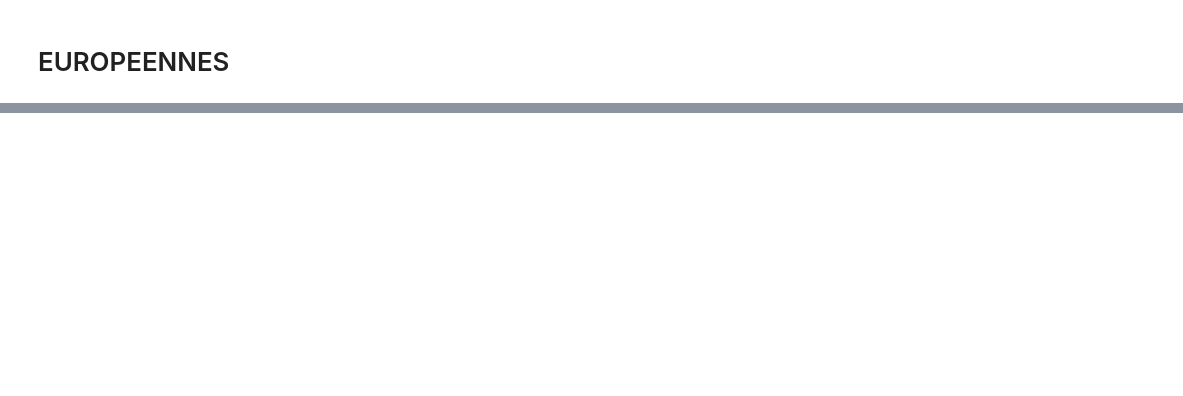
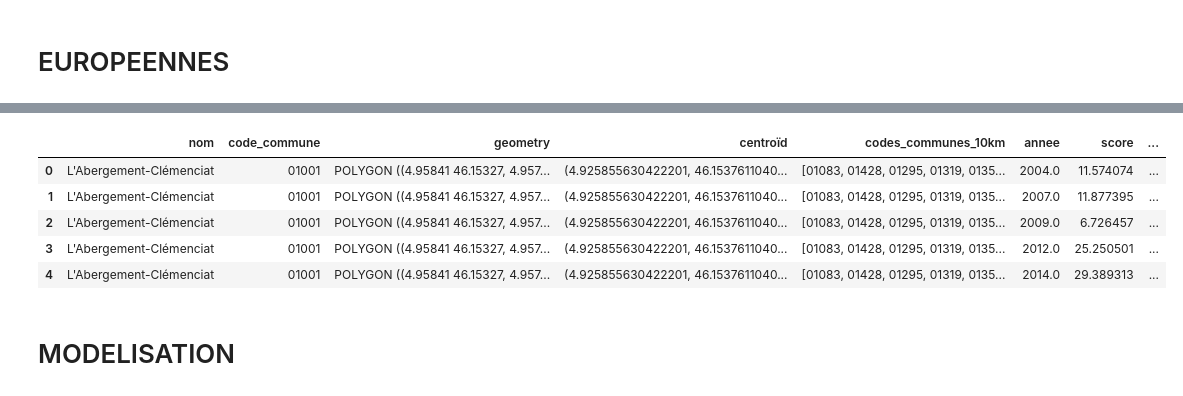
Before and after one commit to Juleslapeuf/cinema_vote, a Jupyter notebook: chargement_donnees.ipynb, the cells around one changed output, grey strips where cells are left out. Saved outputs shown, nothing was run; the diff lists cells and outputs as text; code cells hidden in the pictures; blank space fills up the shorter version.

```diff
--- a/chargement_donnees.ipynb
+++ b/chargement_donnees.ipynb
@@ -847,0 +818,2 @@ J'ai identifié les cinémas qui ont fermé sur la période (643), maintenant il
+# %%
+df_com_vote = com.merge(df_vote, on="code_commune", how="left")
@@ -847,0 +829,5 @@ J'ai identifié les cinémas qui ont fermé sur la période (643), maintenant il
+# %%
+nb_cinemas_par_commune = (
+    df_cinema_fixe.groupby(["code_commune", "annee"], as_index=False)
+    .agg(nb_cinemas=("n_auto", "nunique"))
+)
@@ -847,0 +843,51 @@ J'ai identifié les cinémas qui ont fermé sur la période (643), maintenant il
+# %%
+# Ajouter une indicatrice de fermeture entre A-2 et A-1 pour chaque élection A
+df_final = df_com_vote.copy()
+
+nb_cinemas = nb_cinemas_par_commune.copy()
+nb_cinemas["code_commune"] = (
+    nb_cinemas["code_commune"].astype("string").str.zfill(5)
+)
+
+# Pour une élection en année A, comparer les années A-2 et A-1.
+nb_avant = nb_cinemas.copy()
+nb_avant["annee"] += 2
+nb_avant = nb_avant.rename(columns={"nb_cinemas": "nb_cinemas_A_moins_2"})
+
+nb_juste_avant = nb_cinemas.copy()
+nb_juste_avant["annee"] += 1
+nb_juste_avant = nb_juste_avant.rename(
+    columns={"nb_cinemas": "nb_cinemas_A_moins_1"}
+)
+
+df_final = (
+    df_final
+    .merge(nb_avant, on=["code_commune", "annee"], how="left")
+    .merge(nb_juste_avant, on=["code_commune", "annee"], how="left")
+)
+
+df_final[["nb_cinemas_A_moins_2", "nb_cinemas_A_moins_1"]] = (
+    df_final[
+        ["nb_cinemas_A_moins_2", "nb_cinemas_A_moins_1"]
+    ].fillna(0)
+)
+
+df_final["fermeture_cinema"] = (
+    df_final["nb_cinemas_A_moins_1"]
+    < df_final["nb_cinemas_A_moins_2"]
+).astype(int)
+
+df_final = df_final.sort_values(
+    ["code_commune", "annee"]
+).reset_index(drop=True)
+
+df_final.head()
+# %% [output]
+|  | nom | code_commune | geometry | centroïd | codes_communes_10km | annee | score | ... |
+| 0 | L'Abergement-Clémenciat | 01001 | POLYGON ((4.95841 46.15327, 4.957... | (4.925855630422201, 46.1537611040... | [01083, 01428, 01295, 01319, 0135... | 2004.0 | 11.574074 | ... |
+| 1 | L'Abergement-Clémenciat | 01001 | POLYGON ((4.95841 46.15327, 4.957... | (4.925855630422201, 46.1537611040... | [01083, 01428, 01295, 01319, 0135... | 2007.0 | 11.877395 | ... |
+| 2 | L'Abergement-Clémenciat | 01001 | POLYGON ((4.95841 46.15327, 4.957... | (4.925855630422201, 46.1537611040... | [01083, 01428, 01295, 01319, 0135... | 2009.0 | 6.726457 | ... |
+| 3 | L'Abergement-Clémenciat | 01001 | POLYGON ((4.95841 46.15327, 4.957... | (4.925855630422201, 46.1537611040... | [01083, 01428, 01295, 01319, 0135... | 2012.0 | 25.250501 | ... |
+| 4 | L'Abergement-Clémenciat | 01001 | POLYGON ((4.95841 46.15327, 4.957... | (4.925855630422201, 46.1537611040... | [01083, 01428, 01295, 01319, 0135... | 2014.0 | 29.389313 | ... |
+# %% [markdown]
+# MODELISATION
```
Also changed, not shown: parts of 61 cells of this notebook.
